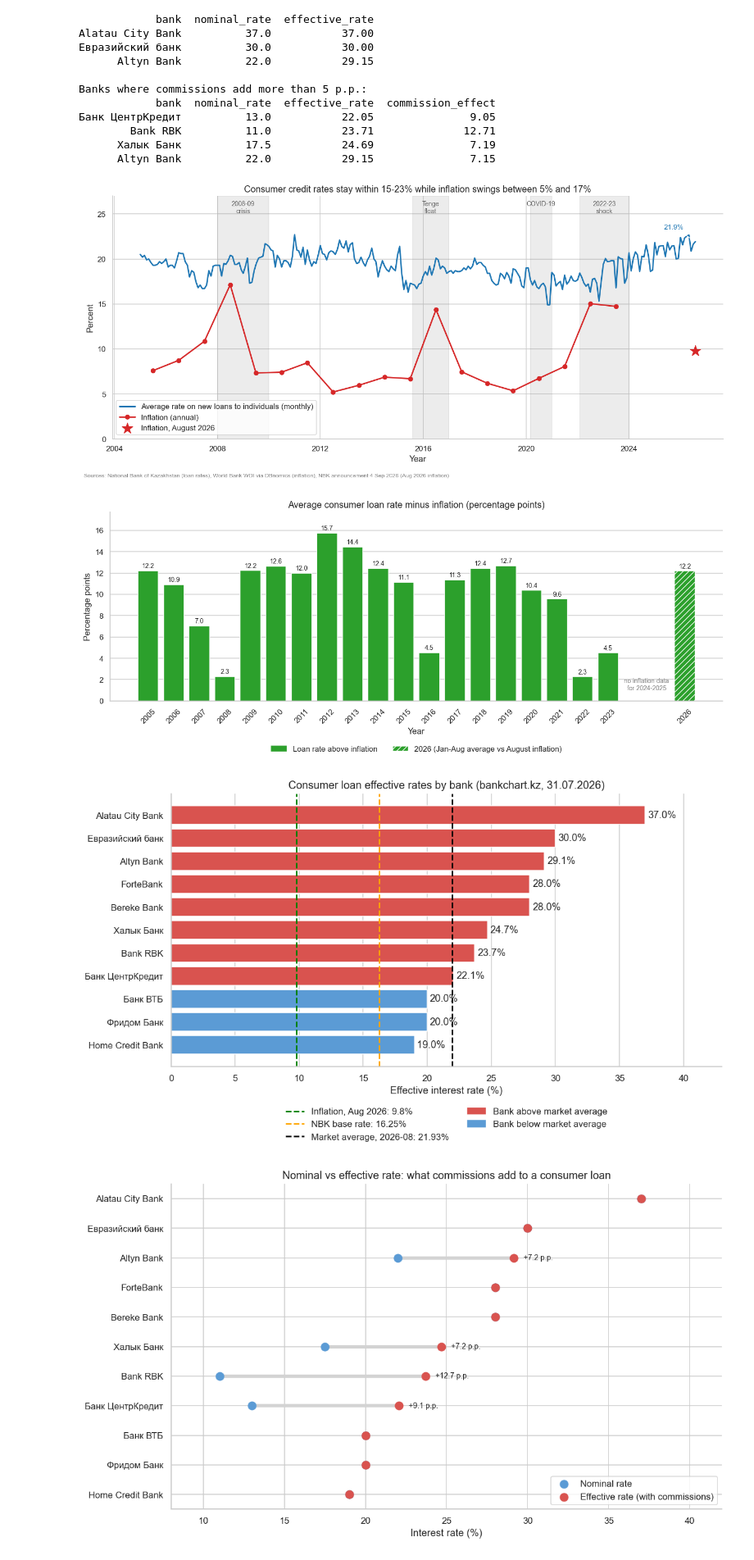
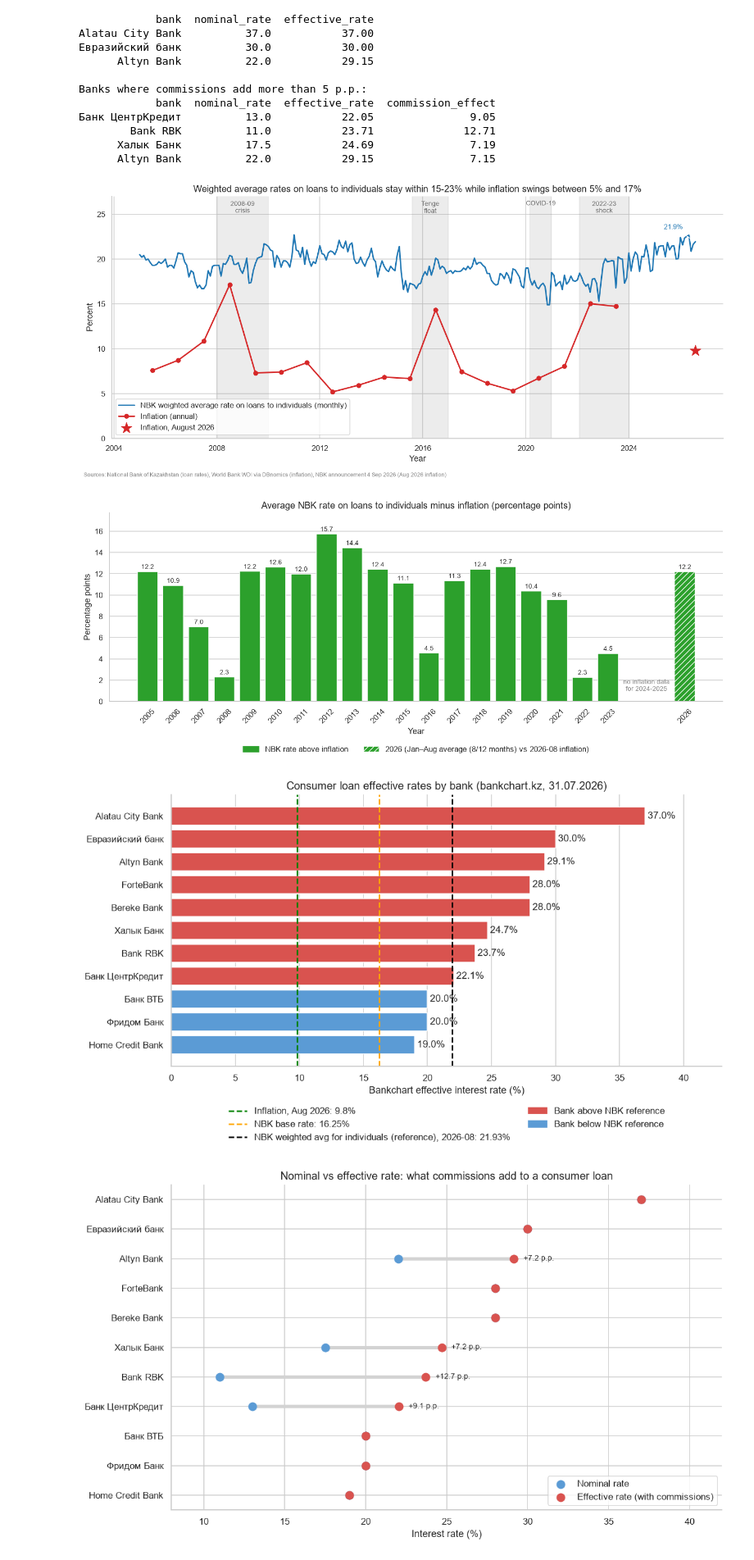
Before and after one commit to aigerimzhumzhumina/DCP-SIS1, a Jupyter notebook: DCP SIS1 Project/project.ipynb, the cells around one changed output. Shown at 82% size. Cells and saved outputs as stored; diff of their text form; code cells hidden in the pictures.

```diff
--- a/DCP SIS1 Project/project.ipynb
+++ b/DCP SIS1 Project/project.ipynb
@@ -374,22 +388,28 @@ df_banks
 | 10 | Alatau City Bank | 37.00 | 37.0 | 0.00 |
 # %%
 df_nbk = raw_nbk.copy()
-
+df_nbk["date"] = pd.to_datetime(df_nbk["date"], errors="coerce").dt.to_period("M").dt.to_timestamp()
 df_nbk["loan_rate"] = pd.to_numeric(df_nbk["loan_rate"], errors="coerce")
 
-print("Missing values:", df_nbk["loan_rate"].isna().sum())
-print("Duplicated months:", df_nbk["date"].duplicated().sum())
+print("Invalid dates:", df_nbk["date"].isna().sum())
+print("Missing rates:", df_nbk["loan_rate"].isna().sum())
+exact_duplicates = df_nbk.duplicated(["date", "loan_rate"]).sum()
+print("Exact duplicate observations:", exact_duplicates)
+df_nbk = df_nbk.dropna(subset=["date", "loan_rate"])
+df_nbk = df_nbk.drop_duplicates(["date", "loan_rate"])
+conflicting_months = df_nbk.loc[df_nbk["date"].duplicated(keep=False), "date"].unique()
+if len(conflicting_months):
+    raise ValueError(f"Для месяца есть разные ставки: {conflicting_months}")
 
-df_nbk = df_nbk.dropna(subset=["loan_rate"])
-df_nbk = df_nbk.drop_duplicates("date")
 df_nbk = df_nbk[df_nbk["date"] >= "2005-01-01"]
 df_nbk = df_nbk.sort_values("date").reset_index(drop=True)
-
+if df_nbk.empty:
+    raise ValueError("После очистки не осталось месячных наблюдений с 2005 года")
 df_nbk["year"] = df_nbk["date"].dt.year
-
-expected_months = len(pd.date_range(df_nbk["date"].min(), df_nbk["date"].max(), freq="MS"))
-
-print("Months in data:", len(df_nbk), "| expected:", expected_months)
+expected_months = pd.date_range(df_nbk["date"].min(), df_nbk["date"].max(), freq="MS")
+missing_months = expected_months.difference(df_nbk["date"])
+print("Months in data:", len(df_nbk), "| expected:", len(expected_months))
+print("Missing months:", len(missing_months), [date.strftime("%Y-%m") for date in missing_months[:12]])
 print("Period:", df_nbk["date"].min().date(), "-", df_nbk["date"].max().date())
 df_nbk.tail()
 # %% [output]
@@ -587,7 +625,7 @@ ax.plot(
     df_nbk["loan_rate"],
     color="#1f77b4",
     linewidth=2,
-    label="Average rate on new loans to individuals (monthly)"
+    label="NBK weighted average rate on loans to individuals (monthly)"
 )
 
 inflation_dates = pd.to_datetime(df_wb["year"].astype(str) + "-07-01")
@@ -639,7 +677,7 @@ ax.annotate(
 )
 
 ax.set_title(
-    f"Consumer credit rates stay within {df_nbk['loan_rate'].min():.0f}-{df_nbk['loan_rate'].max():.0f}% "
+    f"Weighted average rates on loans to individuals stay within {df_nbk['loan_rate'].min():.0f}-{df_nbk['loan_rate'].max():.0f}% "
     f"while inflation swings between {df_wb['inflation'].min():.0f}% and {df_wb['inflation'].max():.0f}%",
     fontsize=13
 )
@@ -652,7 +690,7 @@ fig.text(0.01, 0.005, "Sources: National Bank of Kazakhstan (loan rates), World
 plt.tight_layout(rect=(0, 0.02, 1, 1))
 plt.show()
 # %% [output]
-[figure, old version]
+[figure, new version]
 # %%
 d = df_year.dropna(subset=["rate_minus_inflation"])
 
@@ -680,7 +718,7 @@ all_years = list(d["year"]) + [2026]
 ax.set_xticks(all_years)
 ax.set_xticklabels(all_years, rotation=45)
 
-ax.set_title("Average consumer loan rate minus inflation (percentage points)", fontsize=13)
+ax.set_title("Average NBK rate on loans to individuals minus inflation (percentage points)", fontsize=13)
 ax.set_xlabel("Year")
 ax.set_ylabel("Percentage points")
 ax.set_ylim(min(0, d["rate_minus_inflation"].min() - 2), max(d["rate_minus_inflation"].max(), value_2026) + 2)
@@ -696,50 +734,50 @@ ax.text(
 )
 
 handles = [
-    Patch(color="#2ca02c", label="Loan rate above inflation"),
-    Patch(facecolor="#2ca02c", hatch="///", edgecolor="white", label="2026 (Jan-Aug average vs August inflation)")
+    Patch(color="#2ca02c", label="NBK rate above inflation"),
+    Patch(facecolor="#2ca02c", hatch="///", edgecolor="white", label=f"2026 ({coverage_2026} vs {inflation_now_date} inflation)")
 ]
 
 if (d["rate_minus_inflation"] < 0).any():
-    handles.insert(1, Patch(color="#d62728", label="Loan rate below inflation"))
+    handles.insert(1, Patch(color="#d62728", label="NBK rate below inflation"))
 
 ax.legend(handles=handles, loc="upper center", bbox_to_anchor=(0.5, -0.2), ncol=3, frameon=False)
 
 plt.tight_layout()
 plt.show()
 # %% [output]
-[figure, old version]
+[figure, new version]
 # %%
 d = df_merged.sort_values("effective_rate")
 
 fig, ax = plt.subplots(figsize=(11, 6.5))
 
 bar_colors = np.where(d["effective_rate"] > market_rate_now, "#d9534f", "#5b9bd5")
 bars = ax.barh(d["bank"], d["effective_rate"], color=bar_colors)
 ax.bar_label(bars, fmt="%.1f%%", padding=3)
 
 ax.axvline(inflation_now, color="green", linestyle="--", linewidth=1.8, label=f"Inflation, Aug 2026: {inflation_now}%")
 ax.axvline(base_rate, color="orange", linestyle="--", linewidth=1.8, label=f"NBK base rate: {base_rate}%")
-ax.axvline(market_rate_now, color="black", linestyle="--", linewidth=1.8, label=f"Market average, {market_rate_date}: {market_rate_now}%")
+ax.axvline(market_rate_now, color="black", linestyle="--", linewidth=1.8, label=f"NBK weighted avg for individuals (reference), {market_rate_date}: {market_rate_now}%")
 
 ax.set_xlim(0, d["effective_rate"].max() + 6)
 
 handles, labels = ax.get_legend_handles_labels()
 handles += [
-    Patch(color="#d9534f", label="Bank above market average"),
-    Patch(color="#5b9bd5", label="Bank below market average")
+    Patch(color="#d9534f", label="Bank above NBK reference"),
+    Patch(color="#5b9bd5", label="Bank below NBK reference")
 ]
 ax.legend(handles=handles, loc="upper center", bbox_to_anchor=(0.5, -0.12), ncol=2, frameon=False)
 ax.grid(axis="y", visible=False)
 
 ax.set_title(f"Consumer loan effective rates by bank (bankchart.kz, {page_date})", fontsize=13)
-ax.set_xlabel("Effective interest rate (%)")
+ax.set_xlabel("Bankchart effective interest rate (%)")
 ax.set_ylabel("")
 
 plt.tight_layout()
 plt.show()
 # %% [output]
-[figure, old version]
+[figure, new version]
 # %%
 if has_nominal:
     d = df_merged.sort_values("effective_rate").reset_index(drop=True)
```
Also changed, not shown: parts of 8 cells of this notebook.
